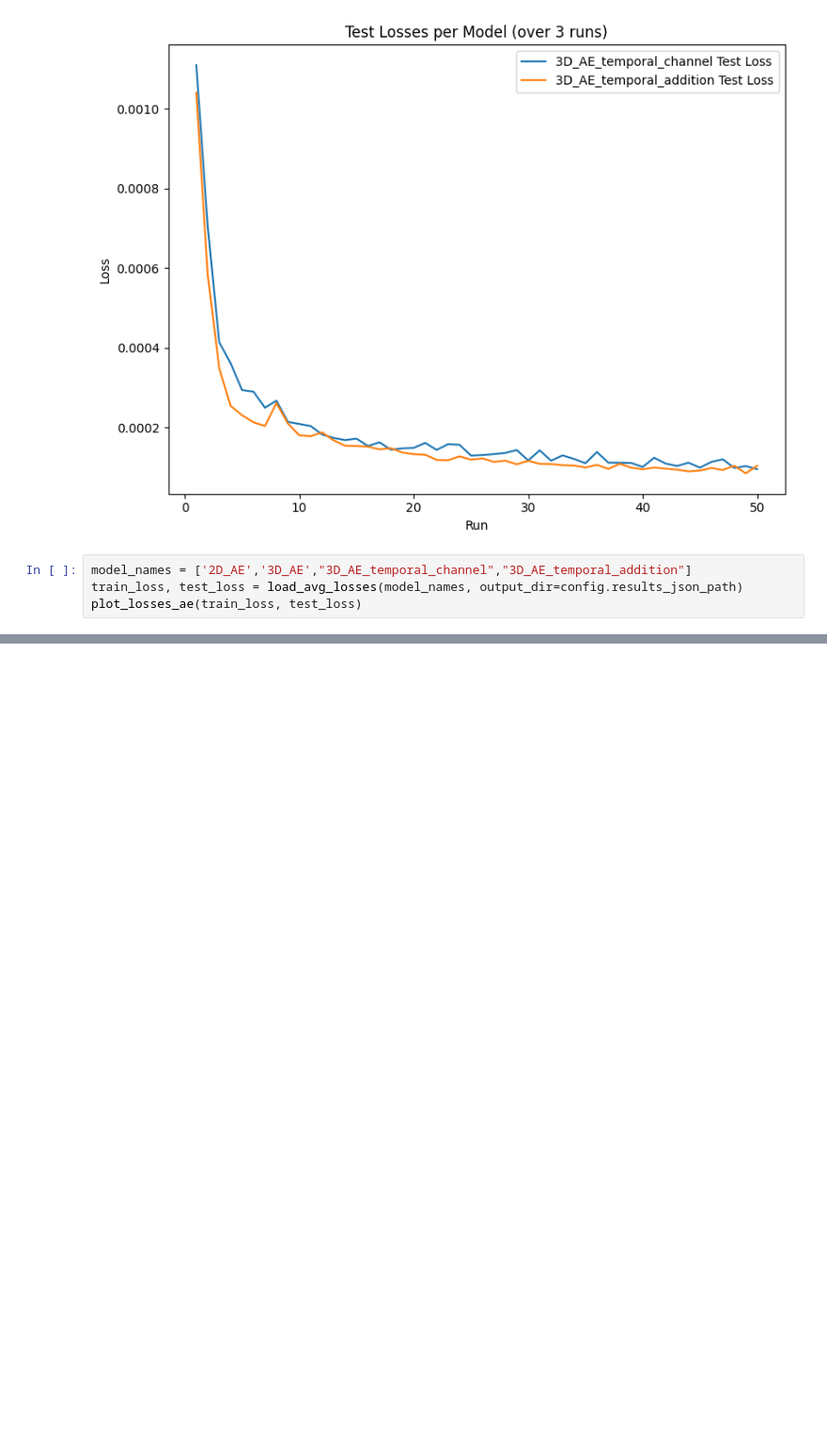
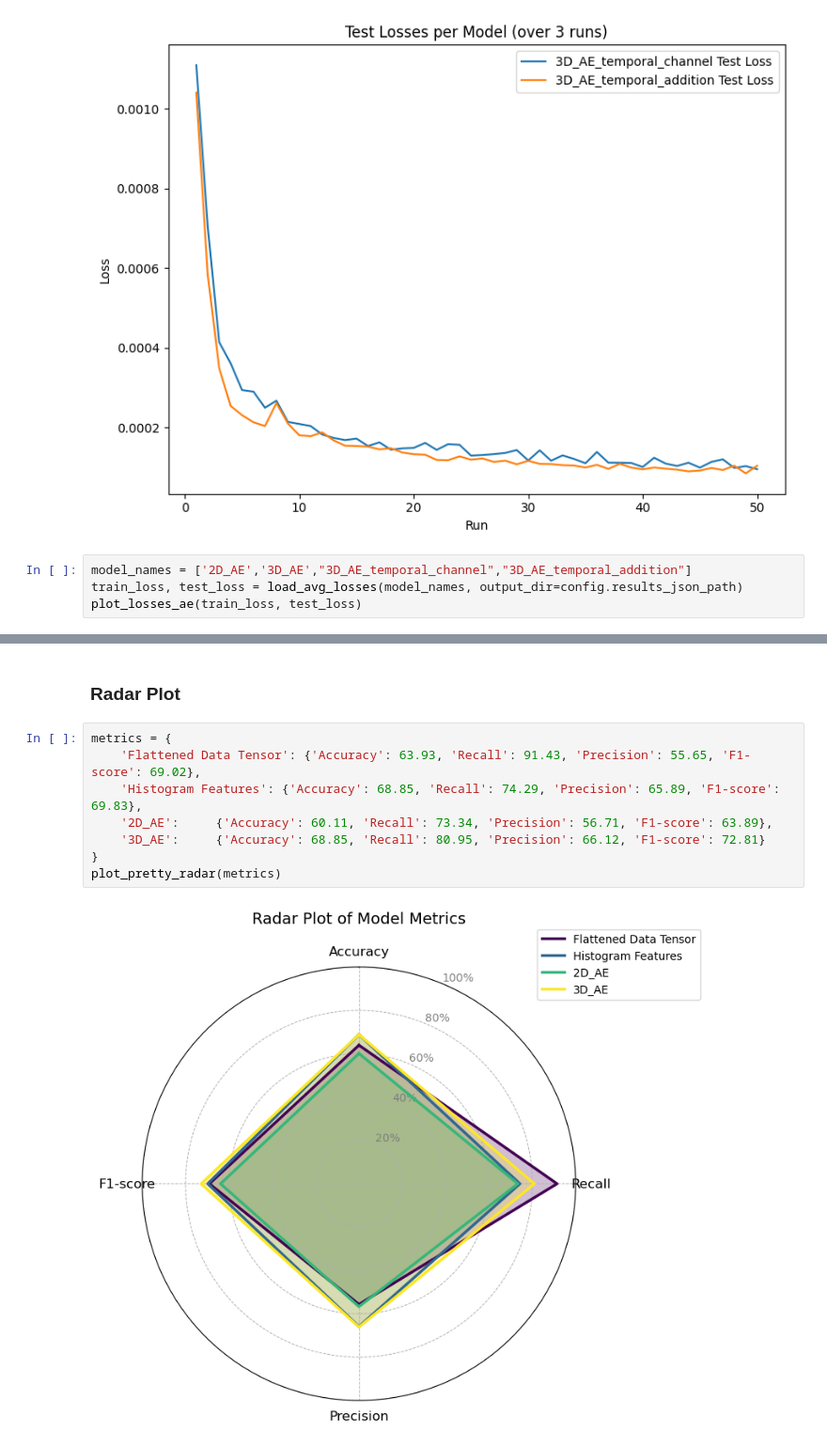
Before and after one commit to bhumikasadbhave/Master-Thesis-SITS, a Jupyter notebook: Modeling/temporal_ae.ipynb, the cells around one changed output, grey strips where cells are left out. Shown at 94% size. Saved outputs shown, nothing was run; the diff lists cells and outputs as text; blank space fills up the shorter version.

```diff
--- a/Modeling/temporal_ae.ipynb
+++ b/Modeling/temporal_ae.ipynb
@@ -780,0 +792,12 @@ plot_losses_ae(train_loss, test_loss)
+# %% [markdown]
+### Radar Plot
+# %%
+metrics = {
+    'Flattened Data Tensor': {'Accuracy': 63.93, 'Recall': 91.43, 'Precision': 55.65, 'F1-score': 69.02},
+    'Histogram Features': {'Accuracy': 68.85, 'Recall': 74.29, 'Precision': 65.89, 'F1-score': 69.83},
+    '2D_AE':     {'Accuracy': 60.11, 'Recall': 73.34, 'Precision': 56.71, 'F1-score': 63.89},
+    '3D_AE':     {'Accuracy': 68.85, 'Recall': 80.95, 'Precision': 66.12, 'F1-score': 72.81}
+}
+plot_pretty_radar(metrics)
+# %% [output]
+[figure, added]
```
Also changed, not shown: parts of 8 cells of this notebook, 2 other files.
